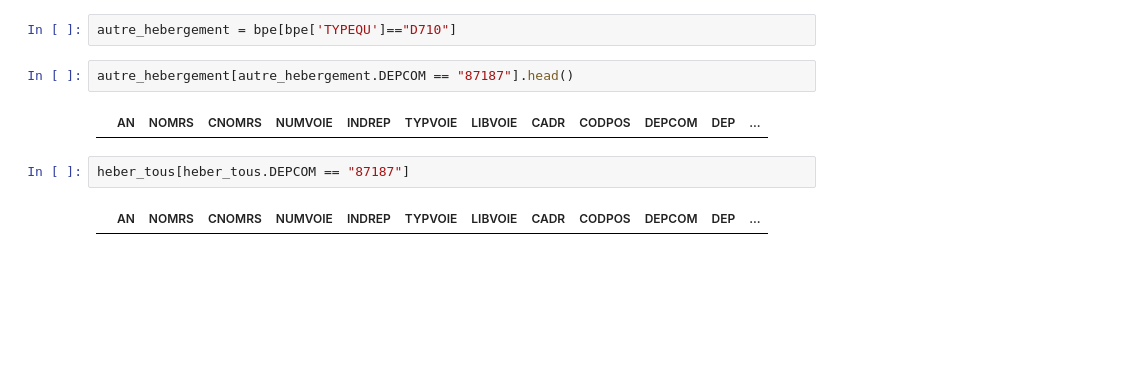
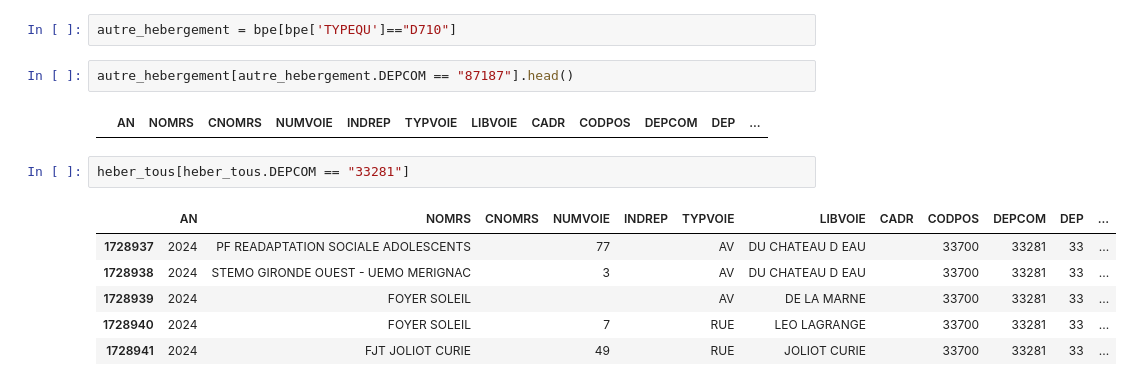
Before and after one commit to jbesan/13_odis_stream2, a Jupyter notebook: notebooks/odis_check_data.ipynb, the cells around one changed output. Cells and saved outputs as stored; diff of their text form; blank space fills up the shorter version.

```diff
--- a/notebooks/odis_check_data.ipynb
+++ b/notebooks/odis_check_data.ipynb
@@ -440,6 +440,11 @@ autre_hebergement[autre_hebergement.DEPCOM == "87187"].head()
 # %% [output]
 |  | AN | NOMRS | CNOMRS | NUMVOIE | INDREP | TYPVOIE | LIBVOIE | CADR | CODPOS | DEPCOM | DEP | ... |
 # %%
-heber_tous[heber_tous.DEPCOM == "87187"]
+heber_tous[heber_tous.DEPCOM == "33281"]
 # %% [output]
 |  | AN | NOMRS | CNOMRS | NUMVOIE | INDREP | TYPVOIE | LIBVOIE | CADR | CODPOS | DEPCOM | DEP | ... |
+| 1728937 | 2024 | PF READAPTATION SOCIALE ADOLESCENTS |  | 77 |  | AV | DU CHATEAU D EAU |  | 33700 | 33281 | 33 | ... |
+| 1728938 | 2024 | STEMO GIRONDE OUEST - UEMO MERIGNAC |  | 3 |  | AV | DU CHATEAU D EAU |  | 33700 | 33281 | 33 | ... |
+| 1728939 | 2024 | FOYER SOLEIL |  |  |  | AV | DE LA MARNE |  | 33700 | 33281 | 33 | ... |
+| 1728940 | 2024 | FOYER SOLEIL |  | 7 |  | RUE | LEO LAGRANGE |  | 33700 | 33281 | 33 | ... |
+| 1728941 | 2024 | FJT JOLIOT CURIE |  | 49 |  | RUE | JOLIOT CURIE |  | 33700 | 33281 | 33 | ... |
```
Also changed, not shown: 4 other files.
